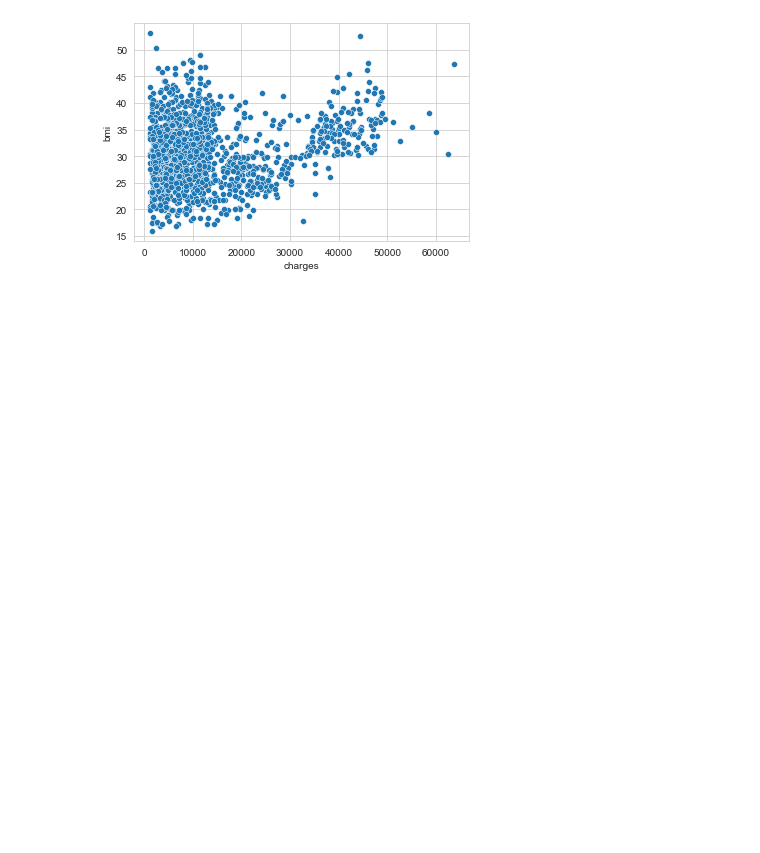
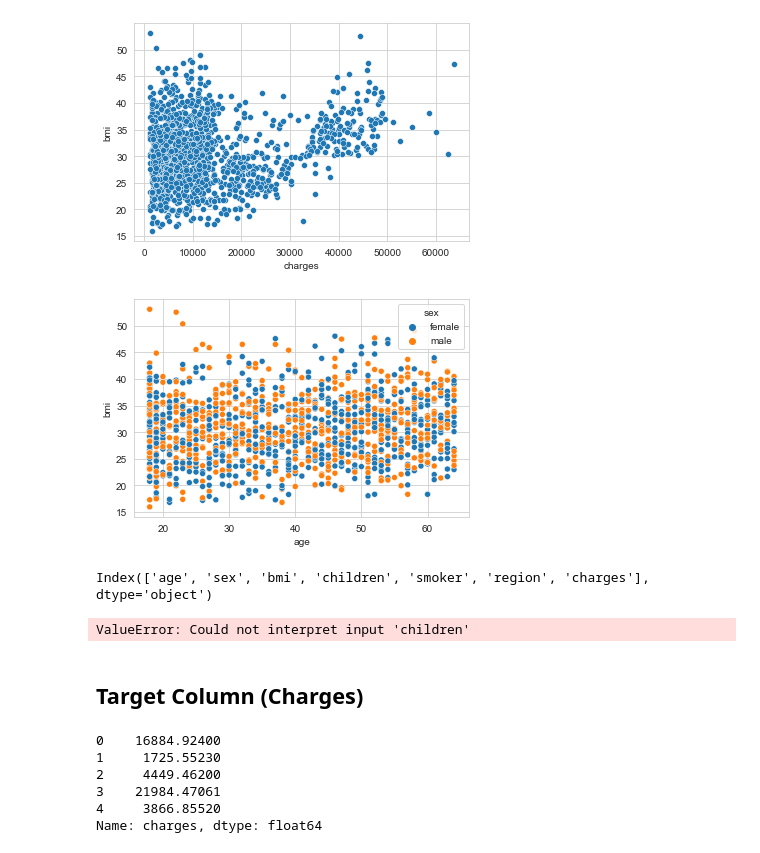
Before and after one commit to Thomas4Daniel/medical-insurance-cost-analysis, a Jupyter notebook: project.ipynb, the cells around one changed output. Saved outputs shown, nothing was run; the diff lists cells and outputs as text; code cells hidden in the pictures; blank space fills up the shorter version.

```diff
--- a/project.ipynb
+++ b/project.ipynb
@@ -230,3 +247,30 @@ sns.scatterplot(x ='charges', y ='bmi', data = data)
 plt.show()
 # %% [output]
 [figure]
+# %%
+sns.scatterplot(x ='age', y ='bmi', data = data, hue = 'sex')
+#plt.title("")
+plt.show()
+# %% [output]
+[figure, added]
+# %%
+data.columns
+# %% [output]
+Index(['age', 'sex', 'bmi', 'children', 'smoker', 'region', 'charges'], dtype='object')
+# %%
+#sns.catplot(data, x="region", y="children", kind="bar")
+sns.catplot(data, x="age", y="deck", errorbar=("pi", 95), kind="bar")
+plt.show()
+# %% [output]
+ValueError: Could not interpret input 'children'
+# %% [markdown]
+## Target Column (Charges)
+# %%
+data['charges'].head()
+# %% [output]
+0    16884.92400
+1     1725.55230
+2     4449.46200
+3    21984.47061
+4     3866.85520
+Name: charges, dtype: float64
```
Also changed, not shown: parts of 12 cells of this notebook.
